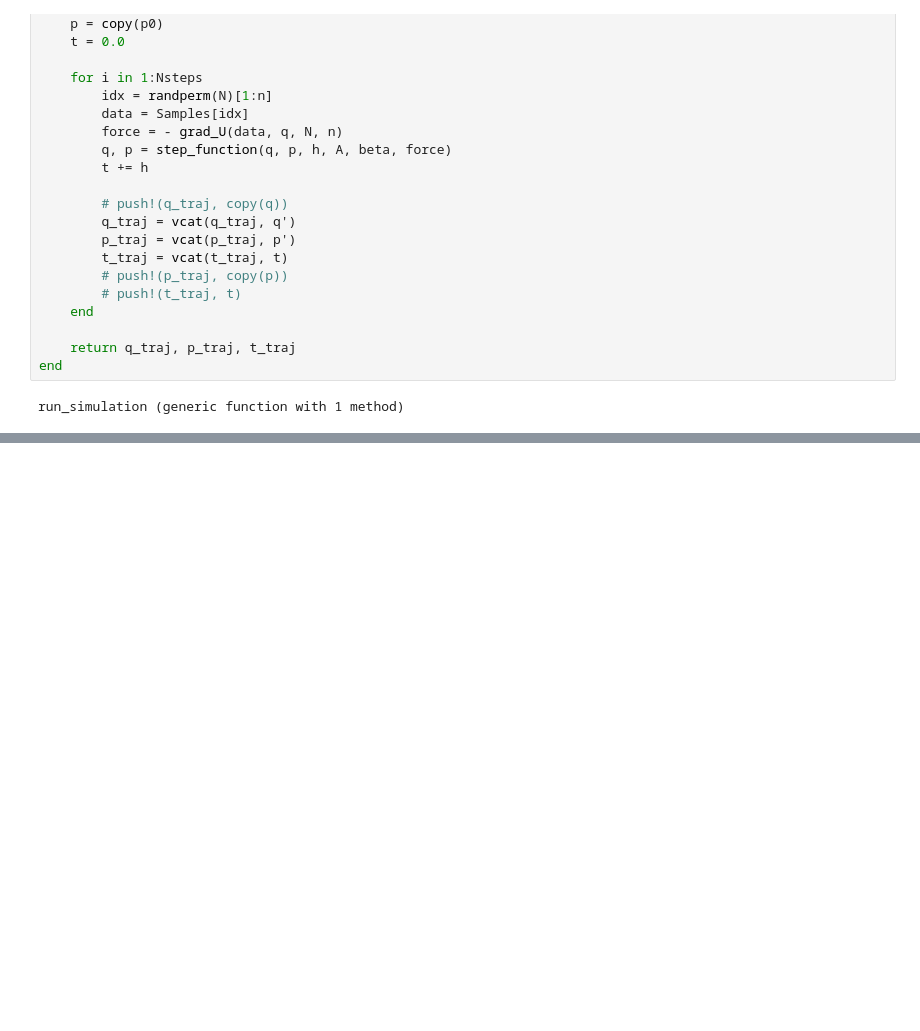
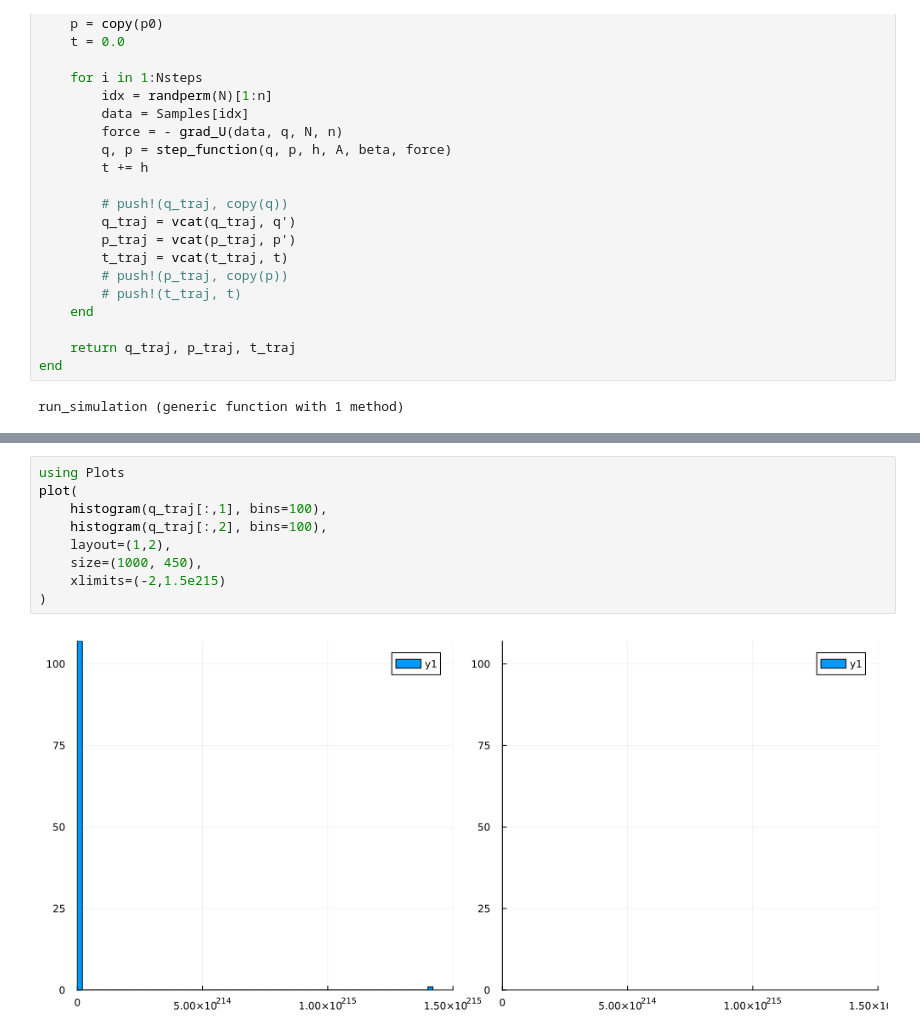
Before and after one commit to will-r-smith/Stochastic-Gradient-Langevin-Dynamics, a Jupyter notebook: models/BAOAB.ipynb, the cells around one changed output, grey strips where cells are left out. Saved outputs shown, nothing was run; the diff lists cells and outputs as text; blank space fills up the shorter version.

```diff
--- a/models/BAOAB.ipynb
+++ b/models/BAOAB.ipynb
@@ -149,3 +165,14 @@ q_traj, p_traj, t_traj = run_simulation(q0, p0, Nsteps, h, A, beta, Samples, BAO
+# %%
+using Plots
+plot(
+    histogram(q_traj[:,1], bins=100),
+    histogram(q_traj[:,2], bins=100),
+    layout=(1,2),
+    size=(1000, 450),
+    xlimits=(-2,1.5e215)
+)
+# %% [output]
+[figure, added]
 # %%
 using Plots
 # plot(t_traj, q_traj, xlabel="Time \$t\$", ylabel="\$q(t)\$", title="Trajectory of \$q\$")
```
Also changed, not shown: parts of 2 cells of this notebook, 1 other file.
